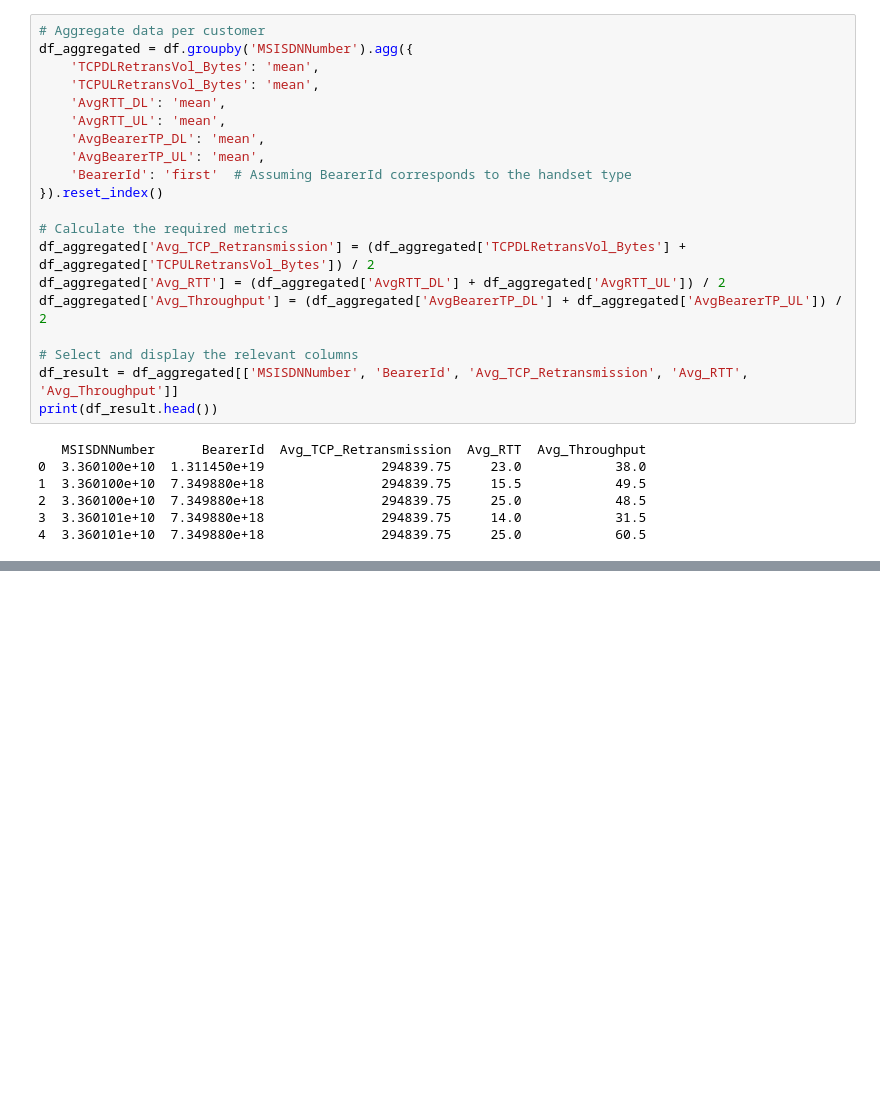
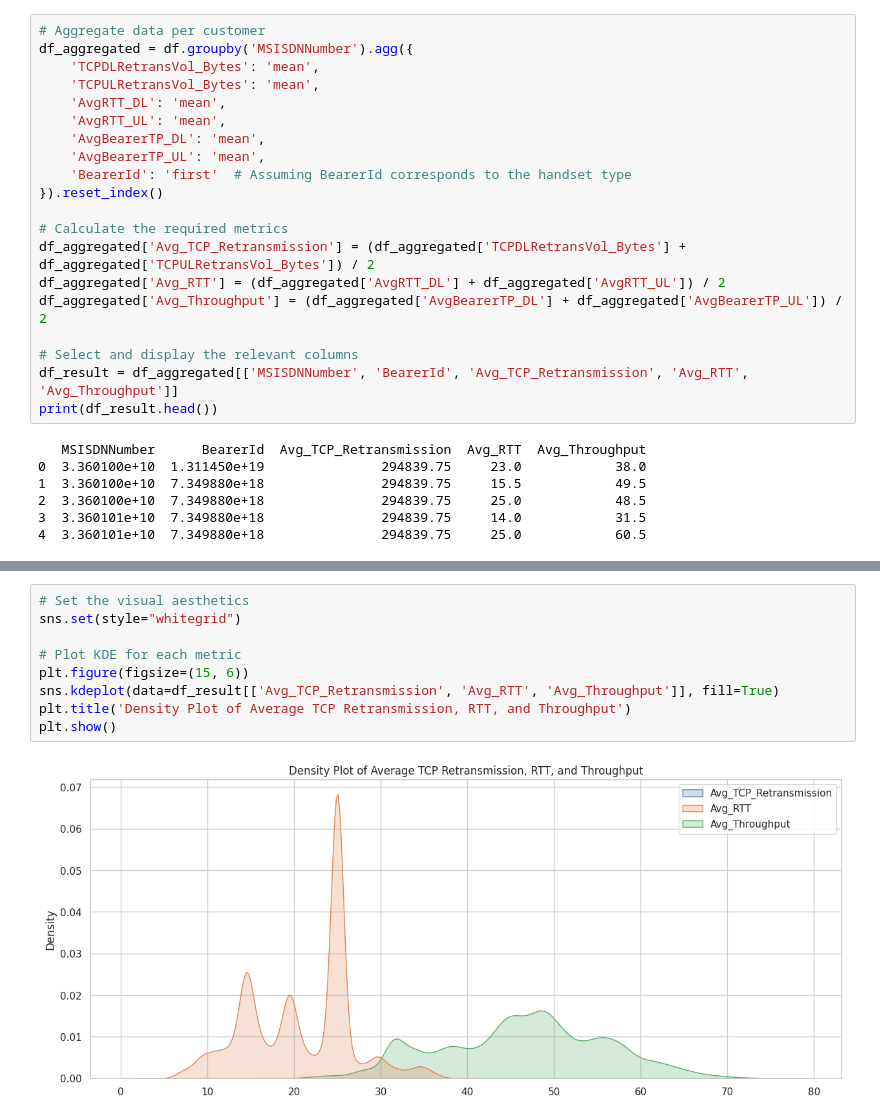
Before and after one commit to santoshdhalwalkar/Telecommunication, a Jupyter notebook: Task_3.ipynb, the cells around one changed output, grey strips where cells are left out. Drawn from its saved outputs; the diff is of its cells as text; blank space fills up the shorter version.

```diff
--- a/Task_3.ipynb
+++ b/Task_3.ipynb
@@ -124,0 +129,11 @@ print(df_result.head())
+# %%
+# Set the visual aesthetics
+sns.set(style="whitegrid")
+
+# Plot KDE for each metric
+plt.figure(figsize=(15, 6))
+sns.kdeplot(data=df_result[['Avg_TCP_Retransmission', 'Avg_RTT', 'Avg_Throughput']], fill=True)
+plt.title('Density Plot of Average TCP Retransmission, RTT, and Throughput')
+plt.show()
+# %% [output]
+[figure, added]
```
Also changed, not shown: parts of 14 cells of this notebook.
